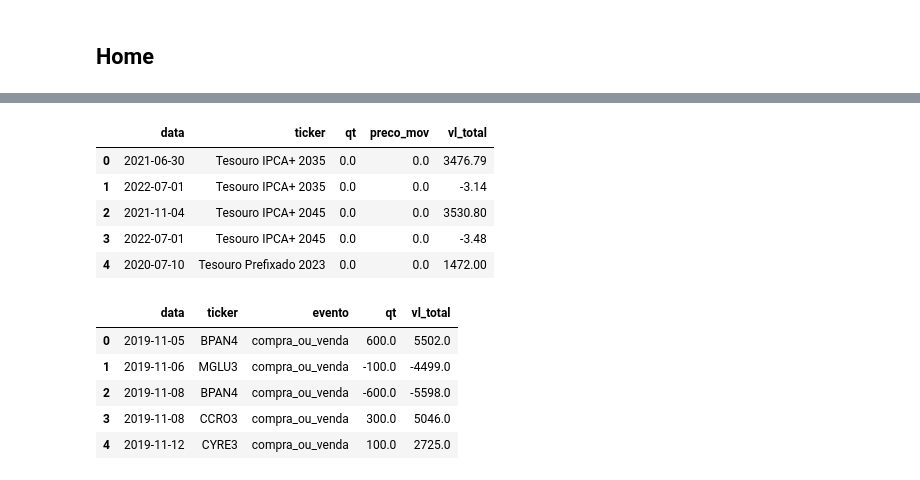
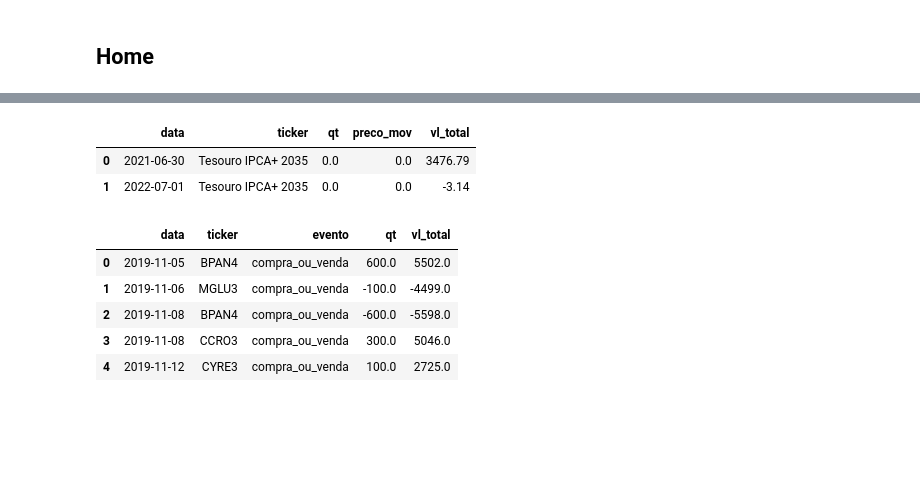
Before and after one commit to rknagao/b3-report, a Jupyter notebook: src/manutencao.ipynb, the cells around one changed output, grey strips where cells are left out. Saved outputs shown, nothing was run; the diff lists cells and outputs as text; code cells hidden in the pictures; blank space fills up the shorter version.

```diff
--- a/src/manutencao.ipynb
+++ b/src/manutencao.ipynb
@@ -85,17 +17,18 @@ uploaded_files = [
     '../data/kenji/movimentacao-2022.xlsx',
 ]
 # %%
-# Extração.
-for i in uploaded_files:
-    df = pd.read_excel(i, engine='openpyxl')
+def data_ingestion(uploaded_files):
+    df = pd.DataFrame()
+    for i in uploaded_files:
+        df_temp = pd.read_excel(i, engine='openpyxl')
+        df = pd.concat([df, df_temp], axis=0, ignore_index=True)
 
-    # No primeiro caso criaremos um dataframe que consolidará todas as movimentações.
-    if i == uploaded_files[0]:
-        df_all = df
-    else:
-        df_all = pd.concat([df_all, df], axis=0, ignore_index=True).drop_duplicates(keep='last')
+    df.drop_duplicates(keep='last', inplace=True)
+    return df
 
-df_all.head()
+# Teste
+df_data_ingestion = data_ingestion(uploaded_files)
+df_data_ingestion.head(2)
 # %% [output]
 |  | Entrada/Saída | Data | Movimentação | Produto | Instituição | Quantidade | Preço unitário | ... |
 | 0 | Credito | 17/12/2019 | Transferência - Liquidação | CEBR3 - CIA ENERGETICA DE BRASILIA | MODAL DTVM LTDA | 100.0 | 53.69 | ... |
@@ -237,19 +134,17 @@ array(['Transferência - Liquidação', 'Dividendo',
 # %%
-# Filtrar apenas Tesouro para a página seguinte.
 def only_tesouro(df):
-    df = df.groupby(['tp_ativo','ticker','data']).agg({'qt':'sum', 'vl_total':'sum'}).reset_index(drop=False)
+    df = df.loc[df['tp_ativo'] == 'Tipo 1: tesouro']
+    df = df.groupby(['tp_ativo','ticker','data']).agg({'qt':'sum', 'vl_total':'sum'}).reset_index()
     df['preco_mov'] = np.where(df['qt'] != 0, round(df['vl_total'] / df['qt'], 2), 0)
     df = df.loc[df['tp_ativo'] == 'Tipo 1: tesouro'].sort_values(by=['ticker','data'], ascending=True)
+    df = df[['data', 'ticker', 'qt', 'preco_mov', 'vl_total']]
+    return df
 
-    return df[['data', 'ticker', 'qt', 'preco_mov', 'vl_total']]
-
-df_tesouro = only_tesouro(df_all)
-df_tesouro.head()
+# Teste
+df_tesouro = only_tesouro(df_data_treatment)
+df_tesouro.head(2)
 # %% [output]
 |  | data | ticker | qt | preco_mov | vl_total |
 | 0 | 2021-06-30 | Tesouro IPCA+ 2035 | 0.0 | 0.0 | 3476.79 |
 | 1 | 2022-07-01 | Tesouro IPCA+ 2035 | 0.0 | 0.0 | -3.14 |
-| 2 | 2021-11-04 | Tesouro IPCA+ 2045 | 0.0 | 0.0 | 3530.80 |
-| 3 | 2022-07-01 | Tesouro IPCA+ 2045 | 0.0 | 0.0 | -3.48 |
-| 4 | 2020-07-10 | Tesouro Prefixado 2023 | 0.0 | 0.0 | 1472.00 |
 # %%
```
Also changed, not shown: parts of 41 cells of this notebook, 5 other files.
